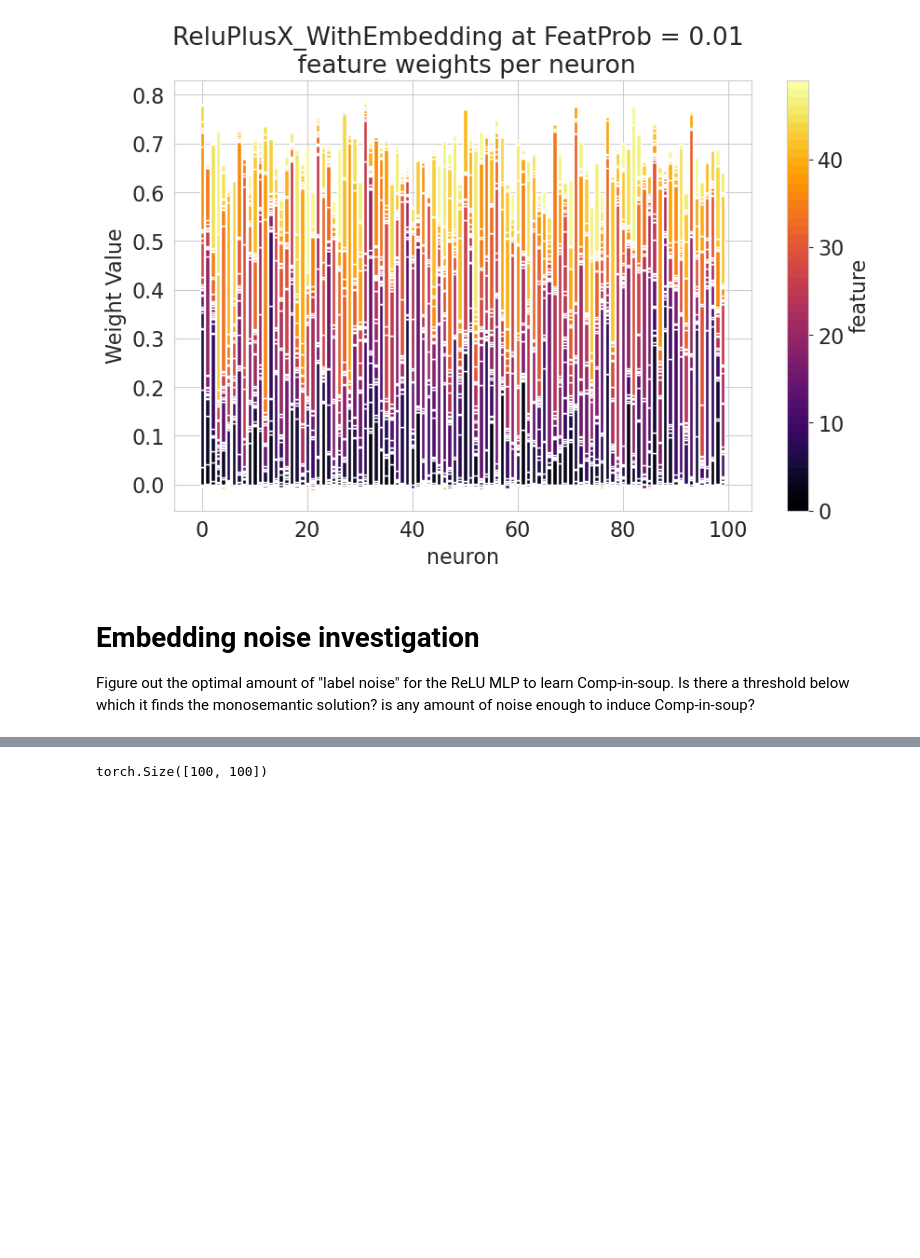
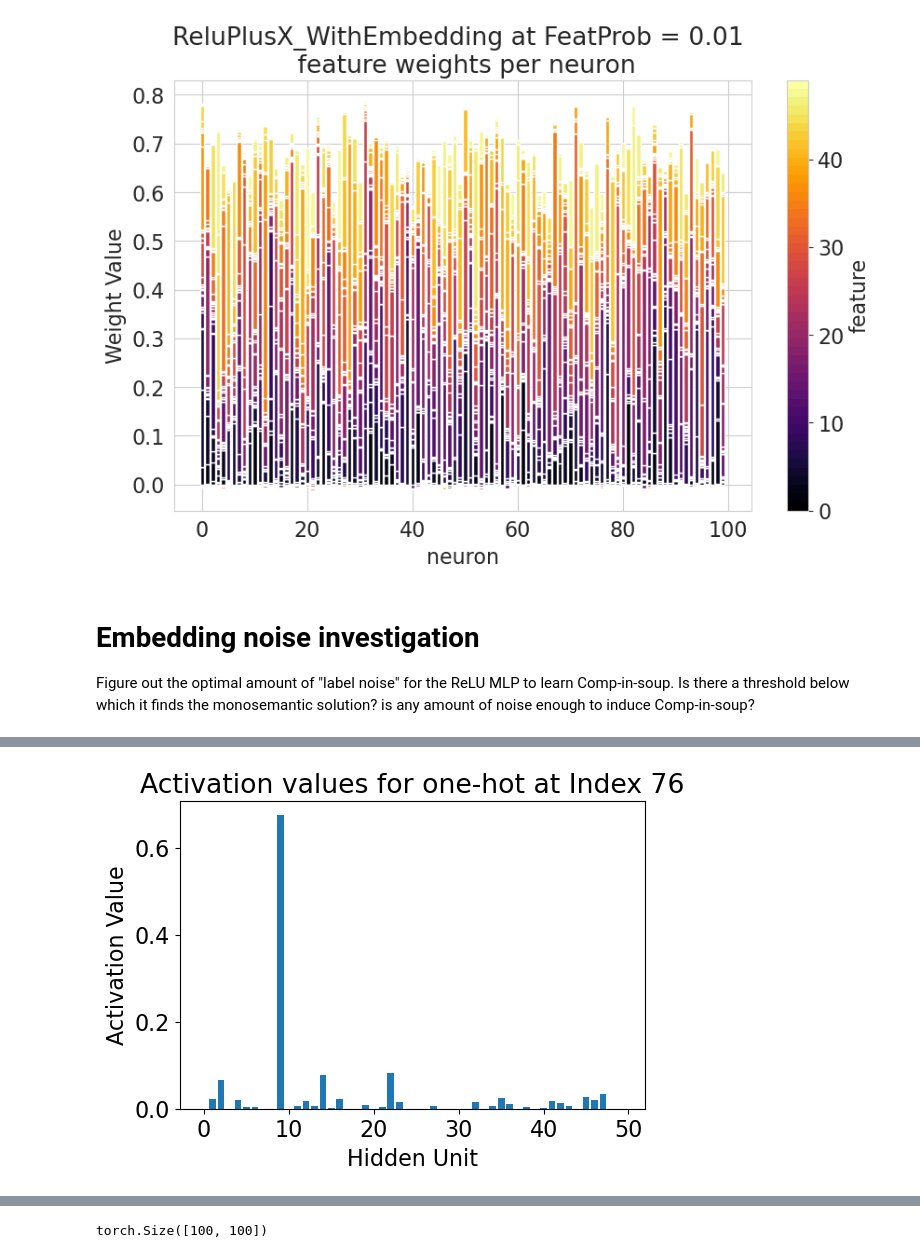
Before and after one commit to Stefan-Heimersheim/toy-model-of-computation-in-superposition, a Jupyter notebook: notebooks/frankenstein_model.ipynb, the cells around one changed output, grey strips where cells are left out. Saved outputs shown, nothing was run; the diff lists cells and outputs as text; code cells hidden in the pictures; blank space fills up the shorter version.

```diff
--- a/notebooks/frankenstein_model.ipynb
+++ b/notebooks/frankenstein_model.ipynb
@@ -921,7 +921,7 @@ val_idx = t.arange(n_vals, device=device).unsqueeze(0).expand(n_feat, n_vals)
 X[feat_idx, val_idx, feat_idx] = vals.unsqueeze(0).expand(n_feat, n_vals)
 # reshape for batch input
 X = rearrange(X, "active_feat val feat_vec -> (active_feat val) 1 feat_vec")
-Y = model.forward(X)
+Y, h, y1, y2 = model.forward(X)
     # reshape for plotting by feature
 Y = rearrange(
    Y,
@@ -976,0 +977,84 @@ Y.shape =  torch.Size([100, 100, 100])
+# %%
+
+
+# Choose one-hot input (e.g., 3rd feature active)
+index = 1
+index = np.argmax(Y[:,99,:].cpu().detach().numpy().diagonal())
+print('index = ', index)
+x = t.zeros(1, 1, 100, device=model.device)
+x[0,0,index] = 1.0
+
+# Forward pass
+with t.no_grad():
+    y, h, y1, y2 = model(x)
+
+print(h.shape)
+# Plot hidden activation
+plt.figure(figsize=(6, 4))
+plt.bar(range(50), h.squeeze(0).squeeze(0).cpu().detach().numpy())
+plt.xlabel("Hidden Unit")
+plt.ylabel("Activation Value")
+plt.title(f"Activation values for one-hot at Index {index}")
+filename = f"/workspace/{model.cfg.name}_S{feat_prob:.2f}_feat{index}_hidden.png"
+plt.savefig(filename, dpi=300)
+plt.show()
+
+plt.figure(figsize=(6, 4))
+plt.bar(range(100), y1.squeeze(0).squeeze(0).cpu().detach().numpy())
+plt.xlabel("MLP output")
+plt.ylabel("Value")
+plt.title(f"MLP output values for one-hot at Index {index}")
+filename = f"/workspace/{model.cfg.name}_S{feat_prob:.2f}_feat{index}_y1.png"
+plt.savefig(filename, dpi=300)
+plt.show()
+
+plt.figure(figsize=(6, 4))
+plt.bar(range(100), y2.squeeze(0).squeeze(0).cpu().detach().numpy())
+plt.xlabel("Residual output")
+plt.ylabel("Value")
+plt.title(f"Residual output values for one-hot at Index {index}")
+filename = f"/workspace/{model.cfg.name}_S{feat_prob:.2f}_feat{index}_y2.png"
+plt.savefig(filename, dpi=300)
+plt.show()
+
+plt.figure(figsize=(6, 4))
+plt.bar(range(100), y.squeeze(0).squeeze(0).cpu().detach().numpy())
+plt.xlabel("Final output")
+plt.ylabel("Value")
+plt.title(f"Final output values for one-hot at Index {index}")
+filename = f"/workspace/{model.cfg.name}_S{feat_prob:.2f}_feat{index}_y.png"
+plt.savefig(filename, dpi=300)
+plt.show()
+
+fig, axs = plt.subplots(2, 2, figsize=(20, 15))
+axs = axs.flatten()
+
+axs[0].bar(range(50), h.squeeze(0).squeeze(0).cpu().detach().numpy())
+axs[0].set_xlabel("Hidden Unit")
+axs[0].set_ylabel("Activation Value")
+axs[0].grid()
+axs[0].set_xticks(np.linspace(0, 49, 20, dtype=int))
+
+axs[1].bar(range(100), y.squeeze(0).squeeze(0).cpu().detach().numpy())
+axs[1].set_xlabel("Final output")
+axs[1].set_ylabel("Value")
+axs[1].set_xticks(np.linspace(0, 99, 30, dtype=int))
+
+axs[2].bar(range(100), y1.squeeze(0).squeeze(0).cpu().detach().numpy())
+axs[2].set_xlabel("MLP Output Unit")
+axs[2].set_ylabel("Value")
+axs[2].set_xticks(np.linspace(0, 99, 30, dtype=int))
+
+axs[3].bar(range(100), y2.squeeze(0).squeeze(0).cpu().detach().numpy())
+axs[3].set_xlabel("Residual Output unit")
+axs[3].set_ylabel("Value")
+axs[3].set_xticks(np.linspace(0, 99, 30, dtype=int))
+
+for ax in axs:
+    ax.grid(True)
+
+plt.tight_layout()
+filename = f"/workspace/{model.cfg.name}_S{feat_prob:.2f}_feat{index}.png"
+plt.savefig(filename, dpi=300)
+plt.show()
+# %% [output]
@@ -976,0 +1063 @@ Y.shape =  torch.Size([100, 100, 100])
+[figure, added]
```
Also changed, not shown: parts of 6 cells of this notebook.
